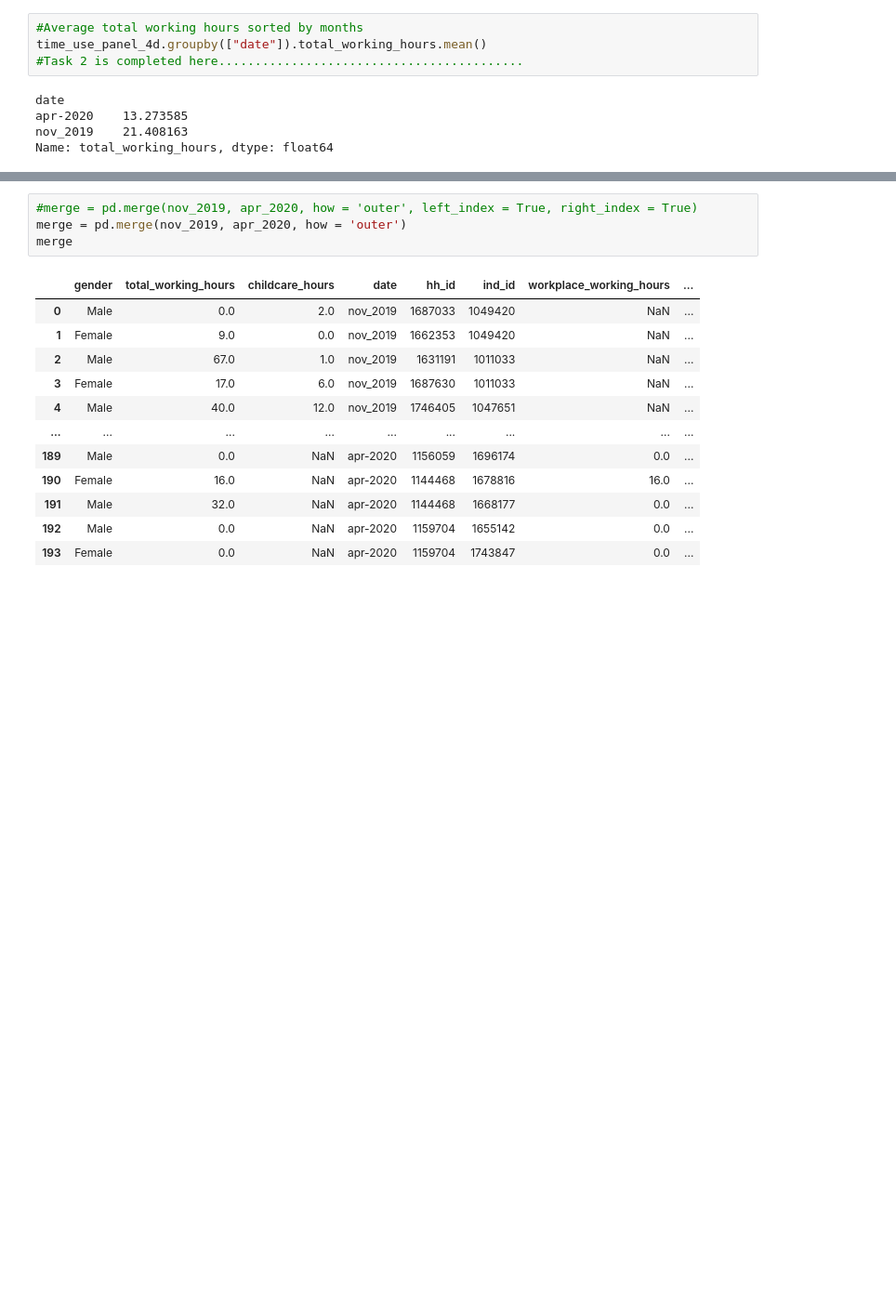
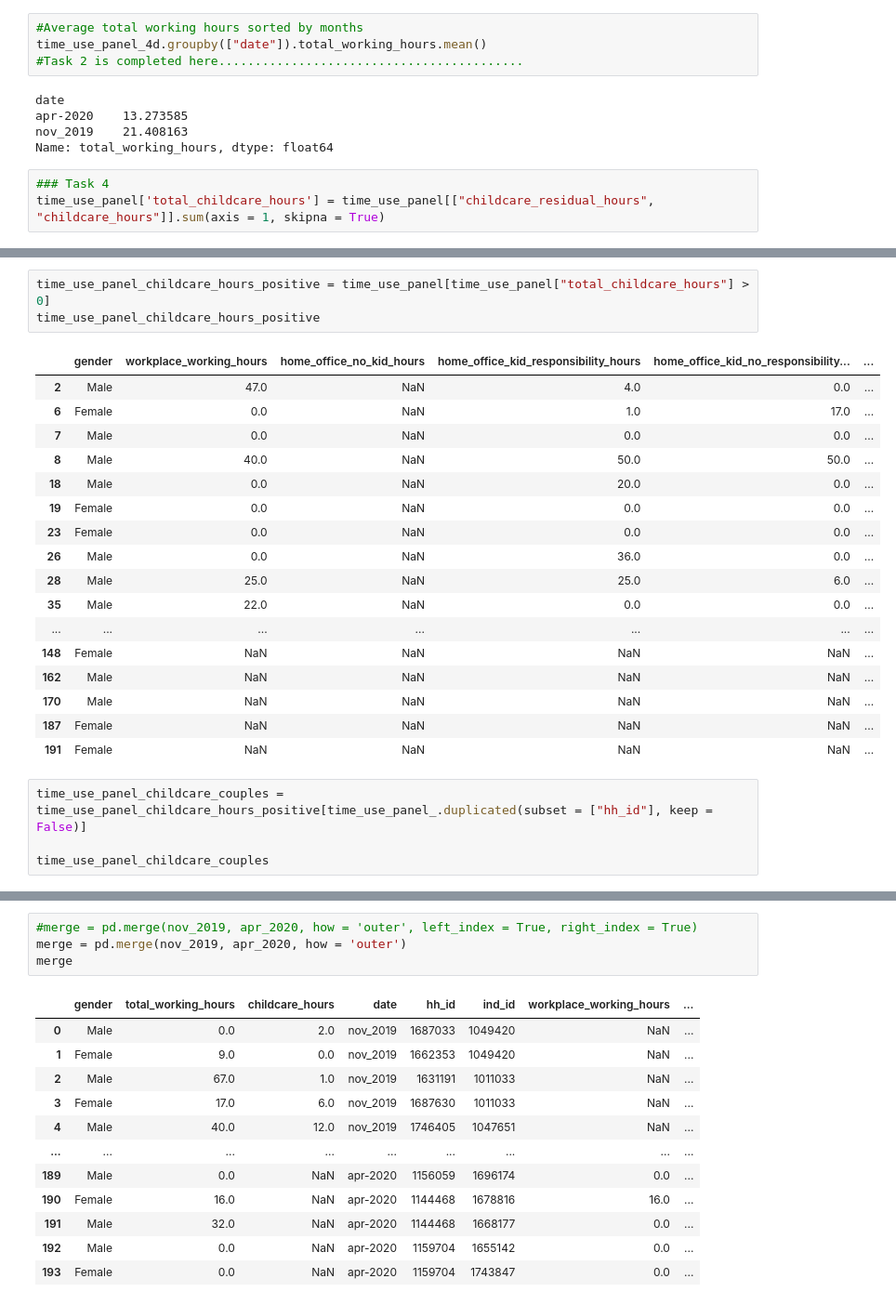
Before and after one commit to thanhan25/epp-materials, a Jupyter notebook: week-05/inclassexcercise_EPP.ipynb, the cells around one changed output, grey strips where cells are left out. Shown at 93% size. Drawn from its saved outputs; the diff is of its cells as text; blank space fills up the shorter version.

```diff
--- a/week-05/inclassexcercise_EPP.ipynb
+++ b/week-05/inclassexcercise_EPP.ipynb
@@ -150,3 +150,6 @@ date
 apr-2020    13.273585
 nov_2019    21.408163
 Name: total_working_hours, dtype: float64
+# %%
+### Task 4
+time_use_panel['total_childcare_hours'] = time_use_panel[["childcare_residual_hours", "childcare_hours"]].sum(axis = 1, skipna = True)
@@ -152,0 +172,25 @@ Name: total_working_hours, dtype: float64
+# %%
+time_use_panel_childcare_hours_positive = time_use_panel[time_use_panel["total_childcare_hours"] > 0]
+time_use_panel_childcare_hours_positive
+# %% [output]
+|  | gender | workplace_working_hours | home_office_no_kid_hours | home_office_kid_responsibility_hours | home_office_kid_no_responsibility... | ... |
+| 2 | Male | 47.0 | NaN | 4.0 | 0.0 | ... |
+| 6 | Female | 0.0 | NaN | 1.0 | 17.0 | ... |
+| 7 | Male | 0.0 | NaN | 0.0 | 0.0 | ... |
+| 8 | Male | 40.0 | NaN | 50.0 | 50.0 | ... |
+| 18 | Male | 0.0 | NaN | 20.0 | 0.0 | ... |
+| 19 | Female | 0.0 | NaN | 0.0 | 0.0 | ... |
+| 23 | Female | 0.0 | NaN | 0.0 | 0.0 | ... |
+| 26 | Male | 0.0 | NaN | 36.0 | 0.0 | ... |
+| 28 | Male | 25.0 | NaN | 25.0 | 6.0 | ... |
+| 35 | Male | 22.0 | NaN | 0.0 | 0.0 | ... |
+| ... | ... | ... | ... | ... | ... | ... |
+| 148 | Female | NaN | NaN | NaN | NaN | ... |
+| 162 | Male | NaN | NaN | NaN | NaN | ... |
+| 170 | Male | NaN | NaN | NaN | NaN | ... |
+| 187 | Female | NaN | NaN | NaN | NaN | ... |
+| 191 | Female | NaN | NaN | NaN | NaN | ... |
+# %%
+time_use_panel_childcare_couples = time_use_panel_childcare_hours_positive[time_use_panel_.duplicated(subset = ["hh_id"], keep = False)]
+
+time_use_panel_childcare_couples
```
Also changed, not shown: parts of 2 cells of this notebook.
